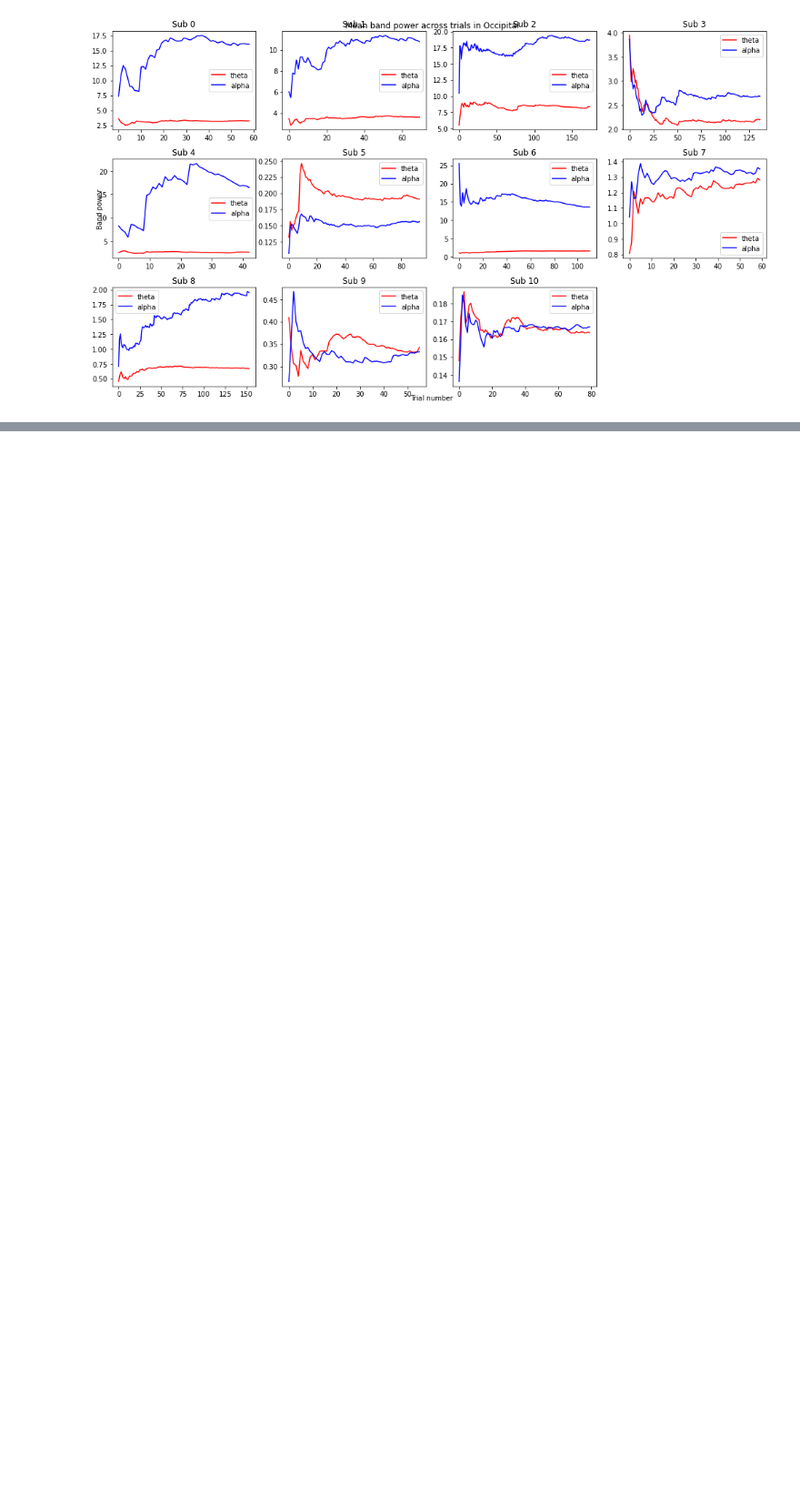
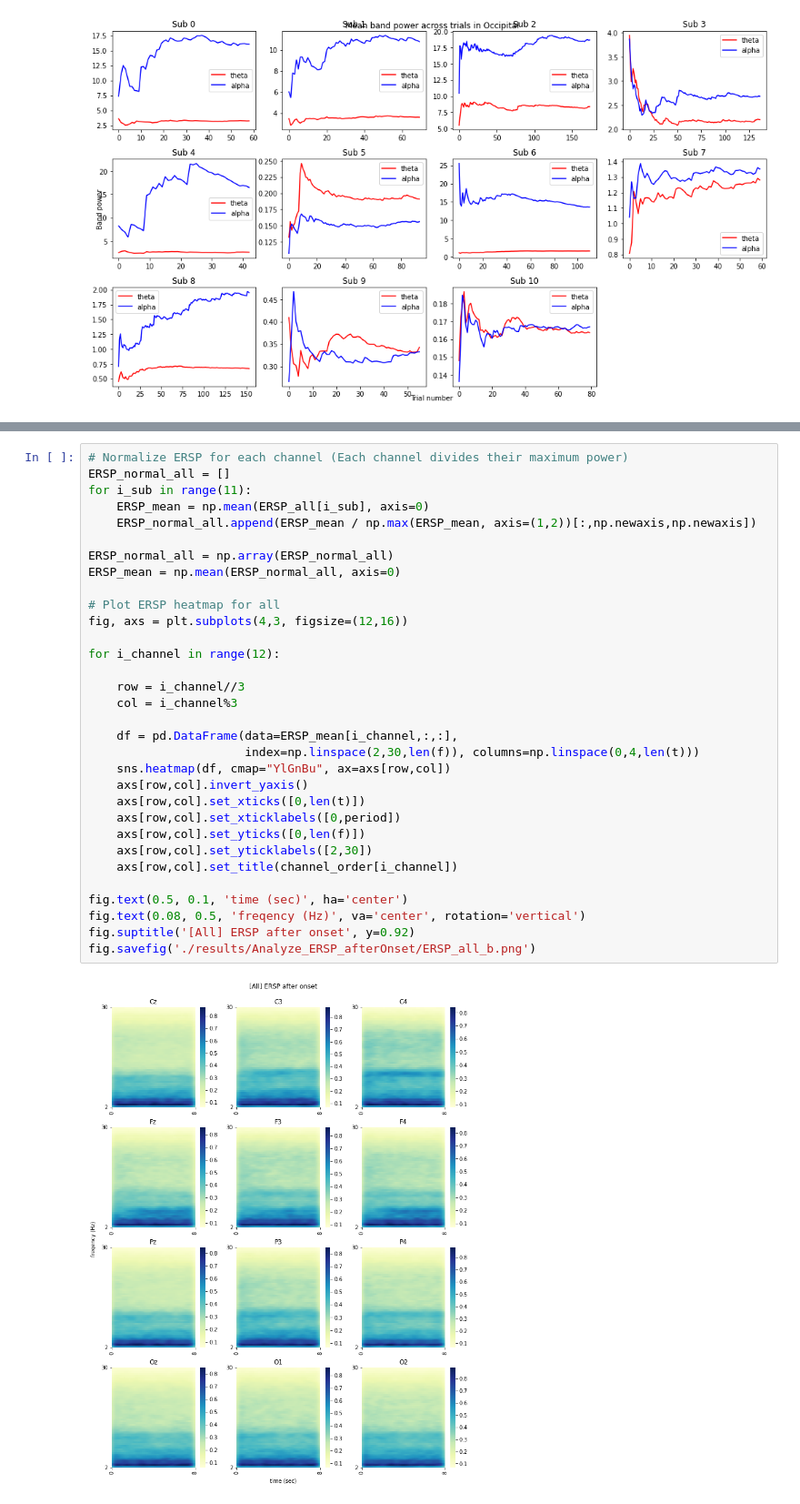
Before and after one commit to hundredball/Math24, a Jupyter notebook: Analyze_data.ipynb, the cells around one changed output, grey strips where cells are left out. Shown at 91% size. Cells and saved outputs as stored; diff of their text form; blank space fills up the shorter version.

Commit message:
Add analysis of ERSP from 0-4 sec after onset

```diff
--- a/Analyze_data.ipynb
+++ b/Analyze_data.ipynb
@@ -674,0 +823,34 @@ fig2.savefig('./results/Analyze_bp_trialNo/bp_trials_occipital.png')
+# %%
+# Normalize ERSP for each channel (Each channel divides their maximum power)
+ERSP_normal_all = []
+for i_sub in range(11):
+    ERSP_mean = np.mean(ERSP_all[i_sub], axis=0)
+    ERSP_normal_all.append(ERSP_mean / np.max(ERSP_mean, axis=(1,2))[:,np.newaxis,np.newaxis])
+
+ERSP_normal_all = np.array(ERSP_normal_all)
+ERSP_mean = np.mean(ERSP_normal_all, axis=0)
+
+# Plot ERSP heatmap for all
+fig, axs = plt.subplots(4,3, figsize=(12,16))
+
+for i_channel in range(12):
+
+    row = i_channel//3
+    col = i_channel%3
+
+    df = pd.DataFrame(data=ERSP_mean[i_channel,:,:],
+                      index=np.linspace(2,30,len(f)), columns=np.linspace(0,4,len(t)))
+    sns.heatmap(df, cmap="YlGnBu", ax=axs[row,col])
+    axs[row,col].invert_yaxis()
+    axs[row,col].set_xticks([0,len(t)])
+    axs[row,col].set_xticklabels([0,period])
+    axs[row,col].set_yticks([0,len(f)])
+    axs[row,col].set_yticklabels([2,30])
+    axs[row,col].set_title(channel_order[i_channel])
+
+fig.text(0.5, 0.1, 'time (sec)', ha='center')
+fig.text(0.08, 0.5, 'freqency (Hz)', va='center', rotation='vertical')
+fig.suptitle('[All] ERSP after onset', y=0.92)
+fig.savefig('./results/Analyze_ERSP_afterOnset/ERSP_all_b.png')
+# %% [output]
+[figure, added]
```
Also changed, not shown: parts of 6 cells of this notebook, 1 other file.
